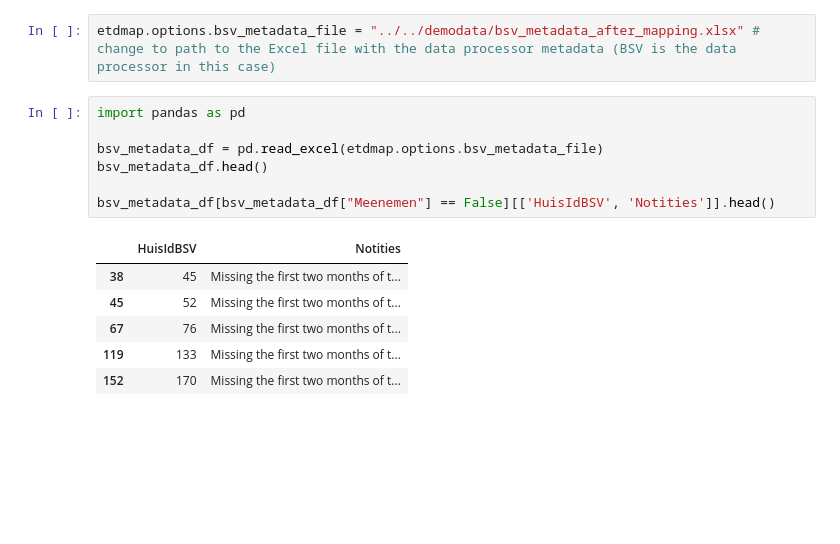
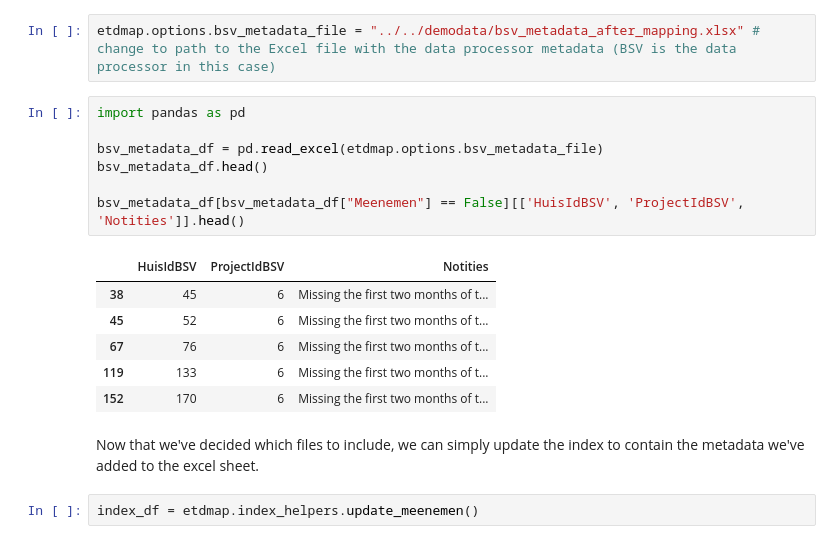
Before and after one commit to Stroomversnelling/etddemo, a Jupyter notebook: Example mapping/mapping-example.ipynb, the cells around one changed output. Cells and saved outputs as stored; diff of their text form; blank space fills up the shorter version.

```diff
--- a/Example mapping/mapping-example.ipynb
+++ b/Example mapping/mapping-example.ipynb
@@ -382,14 +371,18 @@ etdmap.options.bsv_metadata_file = "../../demodata/bsv_metadata_after_mapping.xl
 # %%
 import pandas as pd
 
 bsv_metadata_df = pd.read_excel(etdmap.options.bsv_metadata_file)
 bsv_metadata_df.head()
 
-bsv_metadata_df[bsv_metadata_df["Meenemen"] == False][['HuisIdBSV', 'Notities']].head()
+bsv_metadata_df[bsv_metadata_df["Meenemen"] == False][['HuisIdBSV', 'ProjectIdBSV', 'Notities']].head()
 # %% [output]
-|  | HuisIdBSV | Notities |
-| 38 | 45 | Missing the first two months of t... |
-| 45 | 52 | Missing the first two months of t... |
-| 67 | 76 | Missing the first two months of t... |
-| 119 | 133 | Missing the first two months of t... |
-| 152 | 170 | Missing the first two months of t... |
+|  | HuisIdBSV | ProjectIdBSV | Notities |
+| 38 | 45 | 6 | Missing the first two months of t... |
+| 45 | 52 | 6 | Missing the first two months of t... |
+| 67 | 76 | 6 | Missing the first two months of t... |
+| 119 | 133 | 6 | Missing the first two months of t... |
+| 152 | 170 | 6 | Missing the first two months of t... |
+# %% [markdown]
+Now that we've decided which files to include, we can simply update the index to contain the metadata we've added to the excel sheet.
+# %%
+index_df = etdmap.index_helpers.update_meenemen()
```
Also changed, not shown: parts of 5 cells of this notebook, 4 other files.
